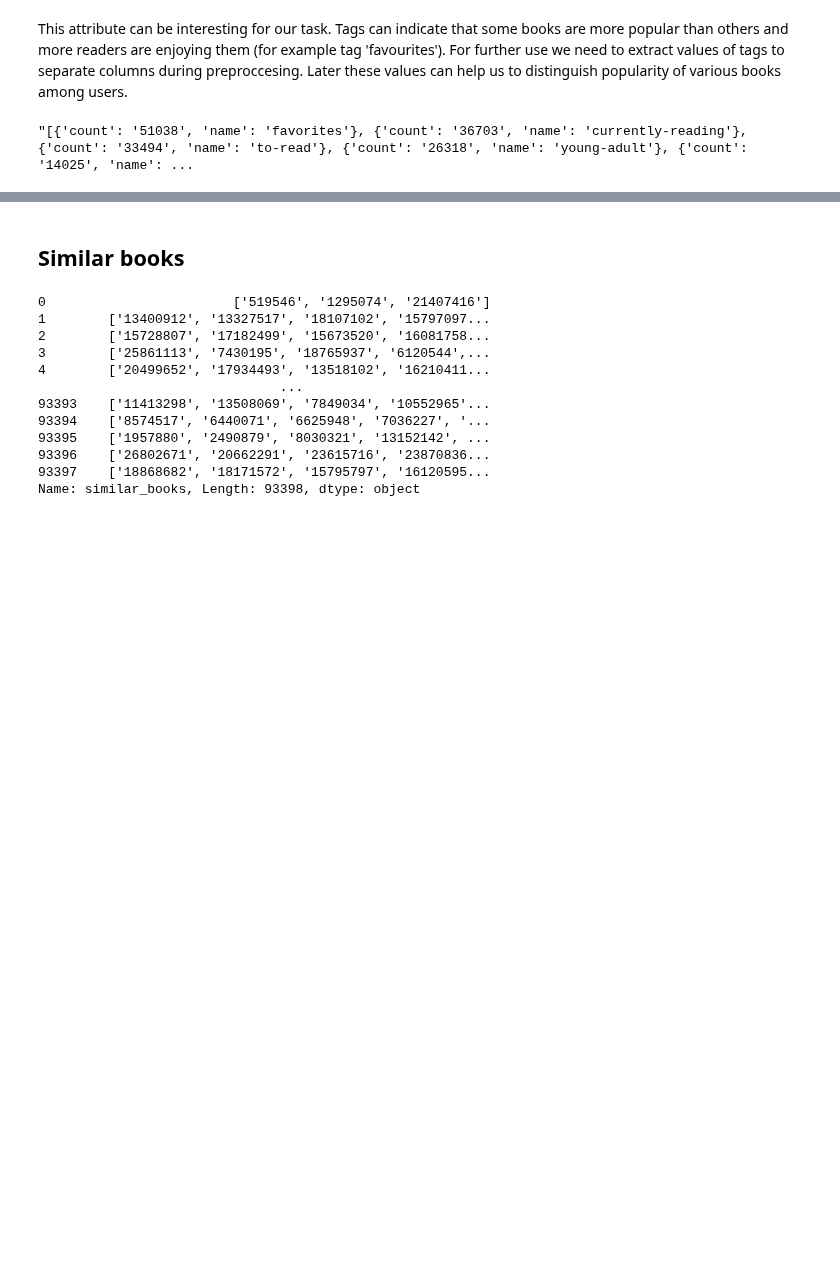
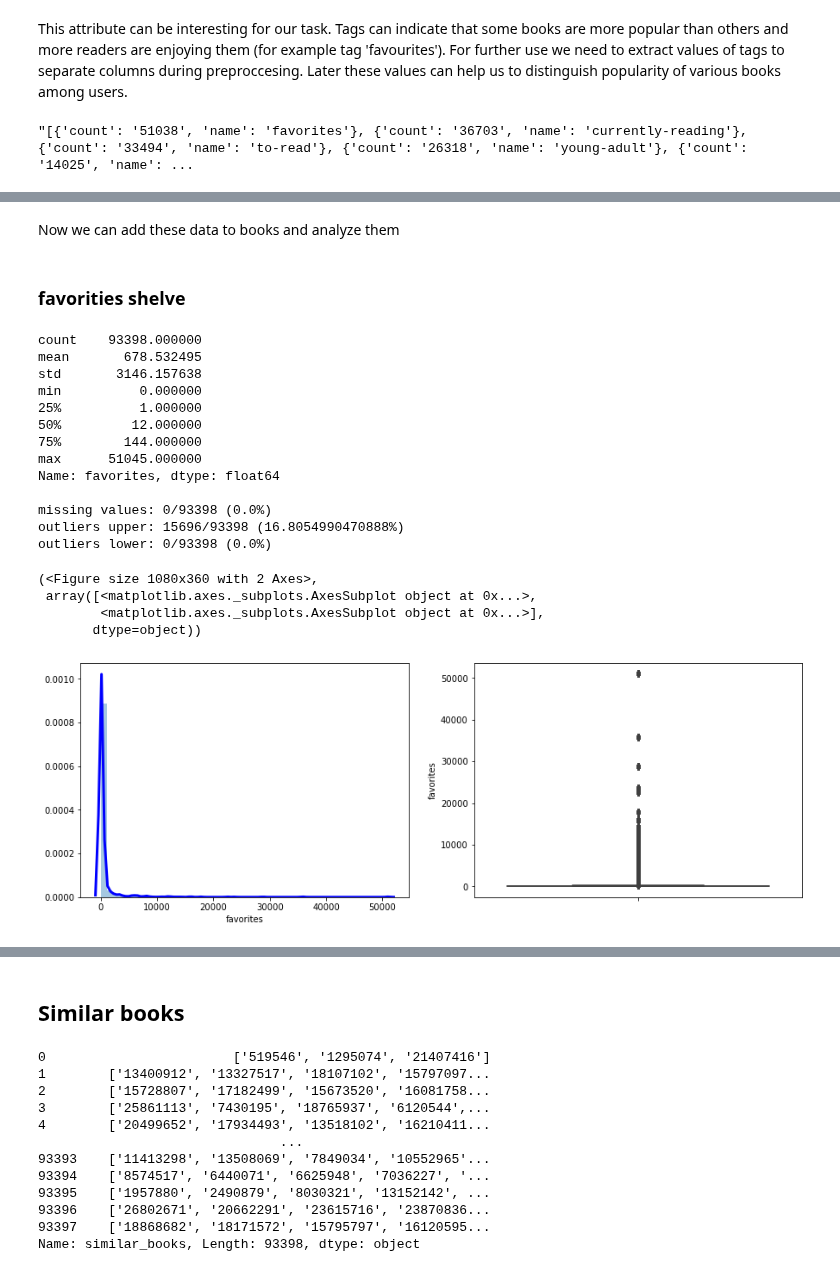
Before and after one commit to Pomichal/oznal-project, a Jupyter notebook: notebooks/DataAnalysis.ipynb, the cells around one changed output, grey strips where cells are left out. Drawn from its saved outputs; the diff is of its cells as text; code cells hidden in the pictures; blank space fills up the shorter version.

Commit message:
ADD: shelves and authors analysis

```diff
--- a/notebooks/DataAnalysis.ipynb
+++ b/notebooks/DataAnalysis.ipynb
@@ -271,2 +281,2 @@ As we can see above, there are various types of titles for favourites book shelf
 # %%
-col_trans.export_book_shelves(books.head(5), 'popular_shelves', ['favorites', 'currently-reading', 'to-read'])
+shelves_db = col_trans.export_book_shelves(books, 'popular_shelves', ['favorites', 'currently-reading', 'to-read'])
@@ -305,0 +300,4 @@ The (average) popularity of authors book may indicate the possible rating of a n
+# %%
+shelves_db = shelves_db.fillna(value={'favorites': 0, 'currently-reading': 0, 'to-read': 0})
+
+shelves_db.isna().sum()
@@ -305,0 +311,4 @@ The (average) popularity of authors book may indicate the possible rating of a n
+# %%
+shelves_db['favorites'] = shelves_db['favorites'].astype(int)
+shelves_db['currently-reading'] = shelves_db['currently-reading'].astype(int)
+shelves_db['to-read'] = shelves_db['to-read'].astype(int)
@@ -305,0 +328,27 @@ The (average) popularity of authors book may indicate the possible rating of a n
+# %% [markdown]
+Now we can add these data to books and analyze them
+# %%
+books = books.join(shelves_db)
+# %% [markdown]
+### favorities shelve
+# %%
+single_col.analyze_numeric(books, 'favorites')
+# %% [output]
+count    93398.000000
+mean       678.532495
+std       3146.157638
+min          0.000000
+25%          1.000000
+50%         12.000000
+75%        144.000000
+max      51045.000000
+Name: favorites, dtype: float64
+
+missing values: 0/93398 (0.0%)
+outliers upper: 15696/93398 (16.8054990470888%)
+outliers lower: 0/93398 (0.0%)
+(<Figure size 1080x360 with 2 Axes>,
+ array([<matplotlib.axes._subplots.AxesSubplot object at 0x...>,
+        <matplotlib.axes._subplots.AxesSubplot object at 0x...>],
+       dtype=object))
+[figure, added]
```
Also changed, not shown: parts of 40 cells of this notebook, 2 other files.
